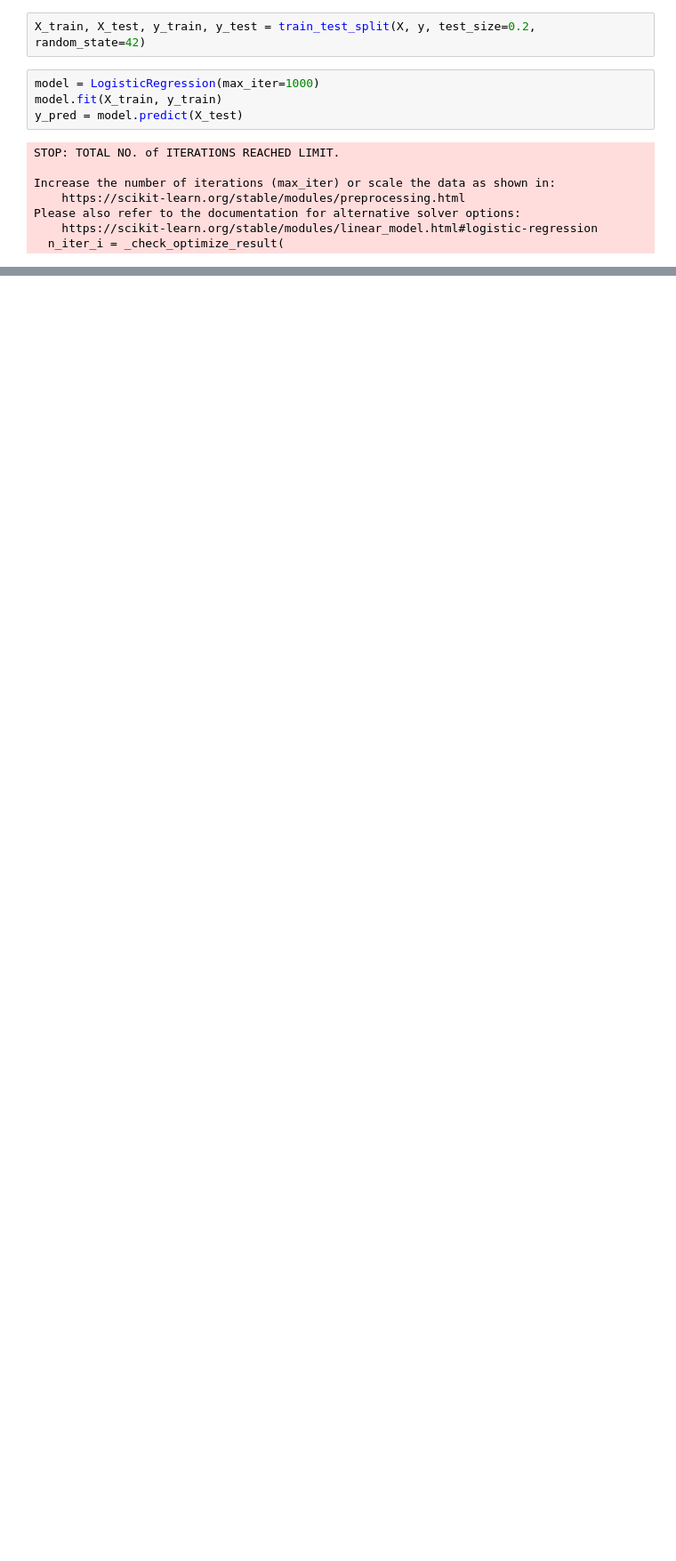
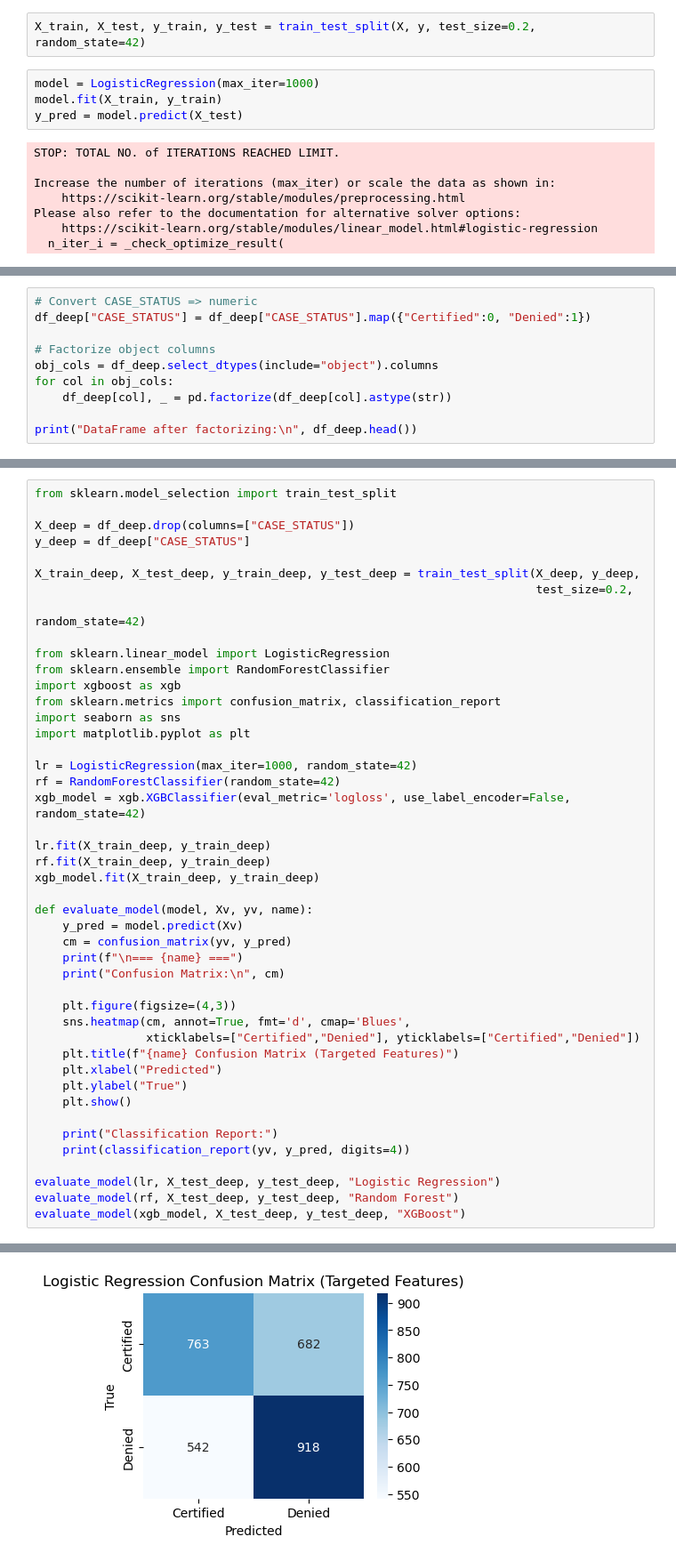
Before and after one commit to Rosie-Chenyr/Advanced-H1B-LCA-Data-Analysis-Project, a Jupyter notebook: FinalProject.ipynb, the cells around one changed output, grey strips where cells are left out. Shown at 89% size. Saved outputs shown, nothing was run; the diff lists cells and outputs as text; blank space fills up the shorter version.

```diff
--- a/FinalProject.ipynb
+++ b/FinalProject.ipynb
@@ -271,0 +841,10 @@ Baseline model accuracy: 0.9906
+# %%
+# Convert CASE_STATUS => numeric
+df_deep["CASE_STATUS"] = df_deep["CASE_STATUS"].map({"Certified":0, "Denied":1})
+
+# Factorize object columns
+obj_cols = df_deep.select_dtypes(include="object").columns
+for col in obj_cols:
+    df_deep[col], _ = pd.factorize(df_deep[col].astype(str))
+
+print("DataFrame after factorizing:\n", df_deep.head())
@@ -271,0 +873,46 @@ Baseline model accuracy: 0.9906
+# %%
+from sklearn.model_selection import train_test_split
+
+X_deep = df_deep.drop(columns=["CASE_STATUS"])
+y_deep = df_deep["CASE_STATUS"]
+
+X_train_deep, X_test_deep, y_train_deep, y_test_deep = train_test_split(X_deep, y_deep,
+                                                                        test_size=0.2,
+                                                                        random_state=42)
+
+from sklearn.linear_model import LogisticRegression
+from sklearn.ensemble import RandomForestClassifier
+import xgboost as xgb
+from sklearn.metrics import confusion_matrix, classification_report
+import seaborn as sns
+import matplotlib.pyplot as plt
+
+lr = LogisticRegression(max_iter=1000, random_state=42)
+rf = RandomForestClassifier(random_state=42)
+xgb_model = xgb.XGBClassifier(eval_metric='logloss', use_label_encoder=False, random_state=42)
+
+lr.fit(X_train_deep, y_train_deep)
+rf.fit(X_train_deep, y_train_deep)
+xgb_model.fit(X_train_deep, y_train_deep)
+
+def evaluate_model(model, Xv, yv, name):
+    y_pred = model.predict(Xv)
+    cm = confusion_matrix(yv, y_pred)
+    print(f"\n=== {name} ===")
+    print("Confusion Matrix:\n", cm)
+
+    plt.figure(figsize=(4,3))
+    sns.heatmap(cm, annot=True, fmt='d', cmap='Blues',
+                xticklabels=["Certified","Denied"], yticklabels=["Certified","Denied"])
+    plt.title(f"{name} Confusion Matrix (Targeted Features)")
+    plt.xlabel("Predicted")
+    plt.ylabel("True")
+    plt.show()
+
+    print("Classification Report:")
+    print(classification_report(yv, y_pred, digits=4))
+
+evaluate_model(lr, X_test_deep, y_test_deep, "Logistic Regression")
+evaluate_model(rf, X_test_deep, y_test_deep, "Random Forest")
+evaluate_model(xgb_model, X_test_deep, y_test_deep, "XGBoost")
+# %% [output]
@@ -271,0 +926 @@ Baseline model accuracy: 0.9906
+[figure, added]
```
Also changed, not shown: parts of 51 cells of this notebook, 1 other file.
